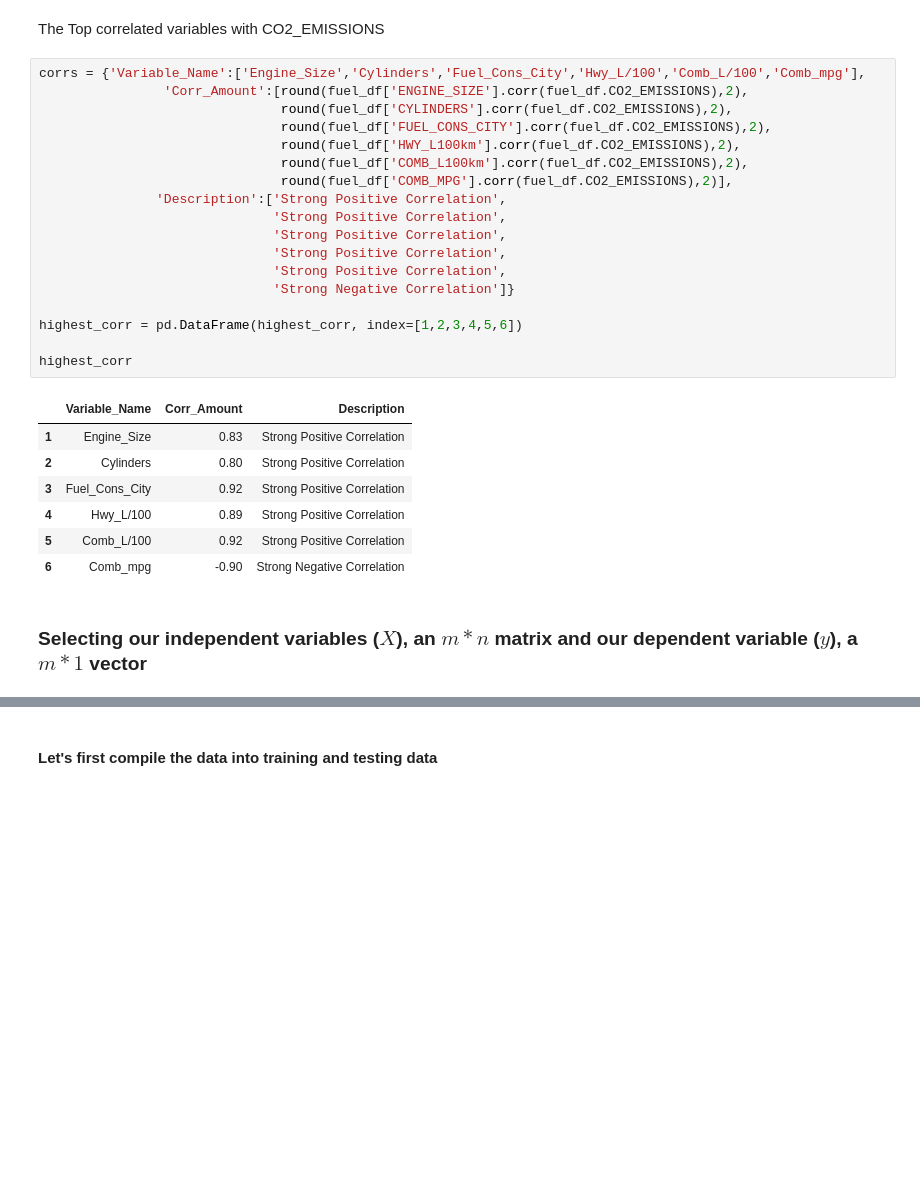
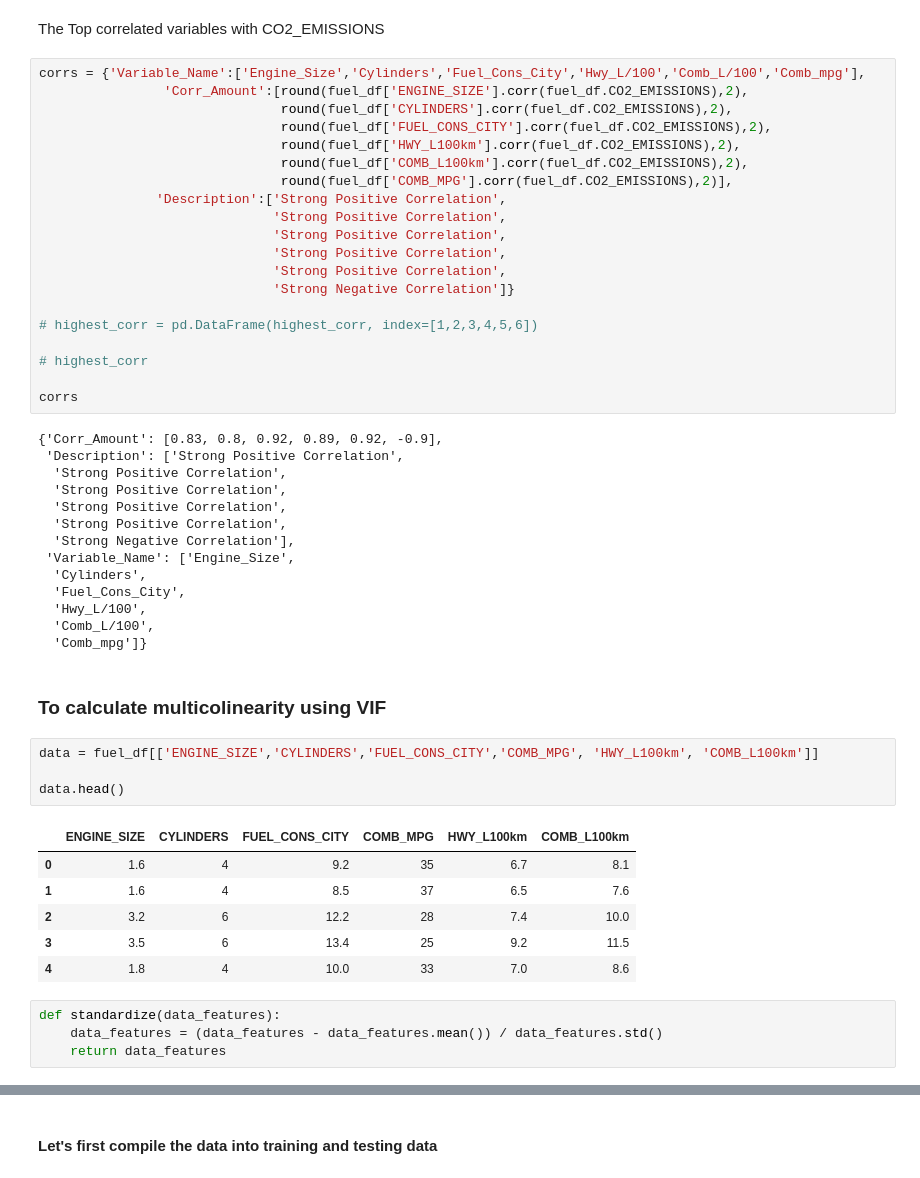
Before and after one commit to Lawrence-Krukrubo/Machine_Learning, a Jupyter notebook: coefficients_of_multiple_linear_regression.ipynb, the cells around one changed output, grey strips where cells are left out. Drawn from its saved outputs; the diff is of its cells as text; blank space fills up the shorter version.

```diff
--- a/coefficients_of_multiple_linear_regression.ipynb
+++ b/coefficients_of_multiple_linear_regression.ipynb
@@ -283,16 +270,39 @@ corrs = {'Variable_Name':['Engine_Size','Cylinders','Fuel_Cons_City','Hwy_L/100'
                               'Strong Positive Correlation',
                               'Strong Negative Correlation']}
 
-highest_corr = pd.DataFrame(highest_corr, index=[1,2,3,4,5,6])
+# highest_corr = pd.DataFrame(highest_corr, index=[1,2,3,4,5,6])
 
-highest_corr
+# highest_corr
+
+corrs
 # %% [output]
-|  | Variable_Name | Corr_Amount | Description |
-| 1 | Engine_Size | 0.83 | Strong Positive Correlation |
-| 2 | Cylinders | 0.80 | Strong Positive Correlation |
-| 3 | Fuel_Cons_City | 0.92 | Strong Positive Correlation |
-| 4 | Hwy_L/100 | 0.89 | Strong Positive Correlation |
-| 5 | Comb_L/100 | 0.92 | Strong Positive Correlation |
-| 6 | Comb_mpg | -0.90 | Strong Negative Correlation |
+{'Corr_Amount': [0.83, 0.8, 0.92, 0.89, 0.92, -0.9],
+ 'Description': ['Strong Positive Correlation',
+  'Strong Positive Correlation',
+  'Strong Positive Correlation',
+  'Strong Positive Correlation',
+  'Strong Positive Correlation',
+  'Strong Negative Correlation'],
+ 'Variable_Name': ['Engine_Size',
+  'Cylinders',
+  'Fuel_Cons_City',
+  'Hwy_L/100',
+  'Comb_L/100',
+  'Comb_mpg']}
-# %% [markdown]
-### Selecting our independent variables ($X$), an $m * n$ matrix and our dependent variable ($y$), a $m * 1$ vector
+# %% [markdown]
+### To calculate multicolinearity using VIF
+# %%
+data = fuel_df[['ENGINE_SIZE','CYLINDERS','FUEL_CONS_CITY','COMB_MPG', 'HWY_L100km', 'COMB_L100km']]
+
+data.head()
+# %% [output]
+|  | ENGINE_SIZE | CYLINDERS | FUEL_CONS_CITY | COMB_MPG | HWY_L100km | COMB_L100km |
+| 0 | 1.6 | 4 | 9.2 | 35 | 6.7 | 8.1 |
+| 1 | 1.6 | 4 | 8.5 | 37 | 6.5 | 7.6 |
+| 2 | 3.2 | 6 | 12.2 | 28 | 7.4 | 10.0 |
+| 3 | 3.5 | 6 | 13.4 | 25 | 9.2 | 11.5 |
+| 4 | 1.8 | 4 | 10.0 | 33 | 7.0 | 8.6 |
+# %%
+def standardize(data_features):
+    data_features = (data_features - data_features.mean()) / data_features.std()
+    return data_features
```
Also changed, not shown: parts of 77 cells of this notebook.
